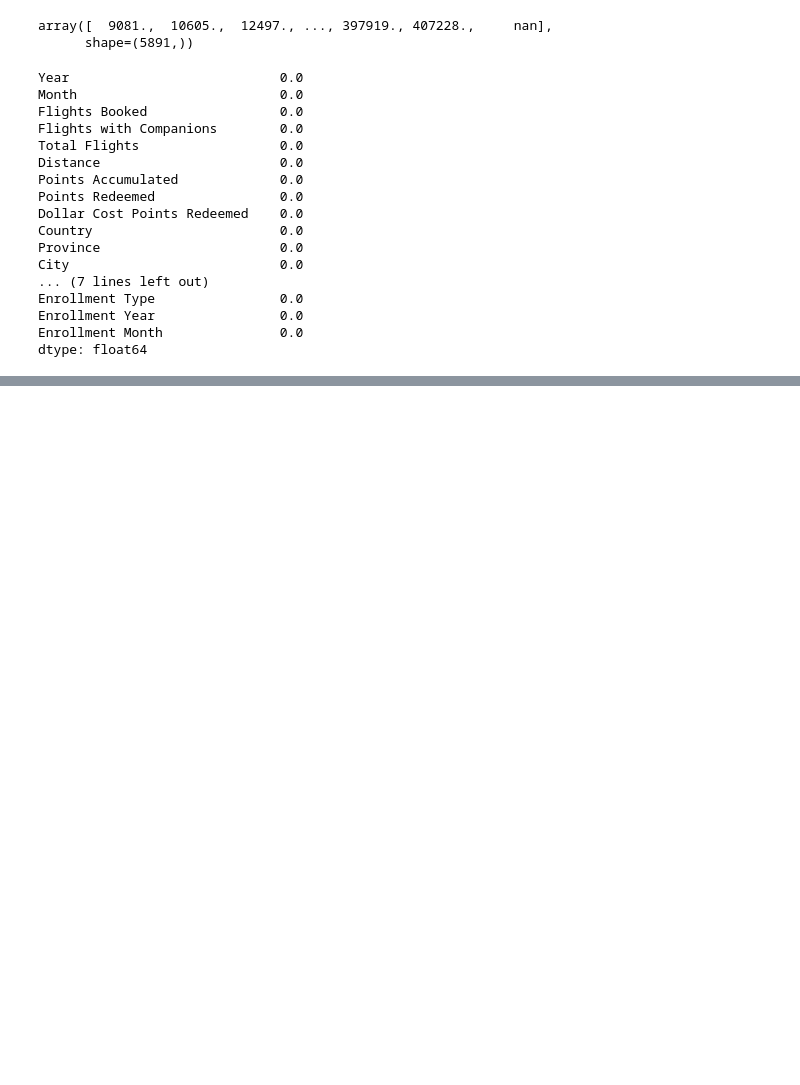
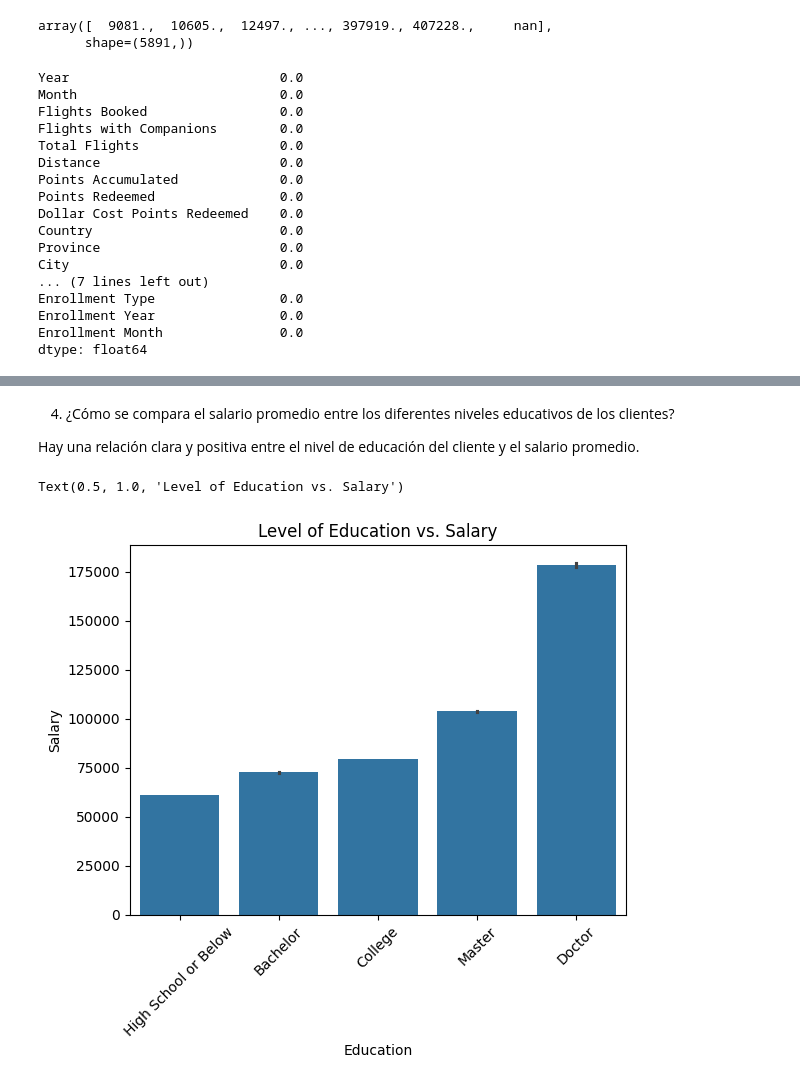
Before and after one commit to Adalab/bda-modulo-3-evaluacion-final-KatherineGortz, a Jupyter notebook: evaluación_modulo_3_Katherine_Gortz.ipynb, the cells around one changed output, grey strips where cells are left out. Saved outputs shown, nothing was run; the diff lists cells and outputs as text; code cells hidden in the pictures; blank space fills up the shorter version.

```diff
--- a/evaluación_modulo_3_Katherine_Gortz.ipynb
+++ b/evaluación_modulo_3_Katherine_Gortz.ipynb
@@ -358,0 +471,13 @@ dtype: float64
+# %% [markdown]
+4. ¿Cómo se compara el salario promedio entre los diferentes niveles educativos de los clientes?
+
+Hay una relación clara y positiva entre el nivel de educación del cliente y el salario promedio.
+# %%
+order_education = ['High School or Below', 'Bachelor', 'College', 'Master', 'Doctor']
+
+sns.barplot(data=df, x='Education', y='Salary', order=order_education)
+plt.tick_params(axis='x', rotation=45)
+plt.title('Level of Education vs. Salary')
+# %% [output]
+Text(0.5, 1.0, 'Level of Education vs. Salary')
+[figure, added]
```
Also changed, not shown: parts of 23 cells of this notebook.
